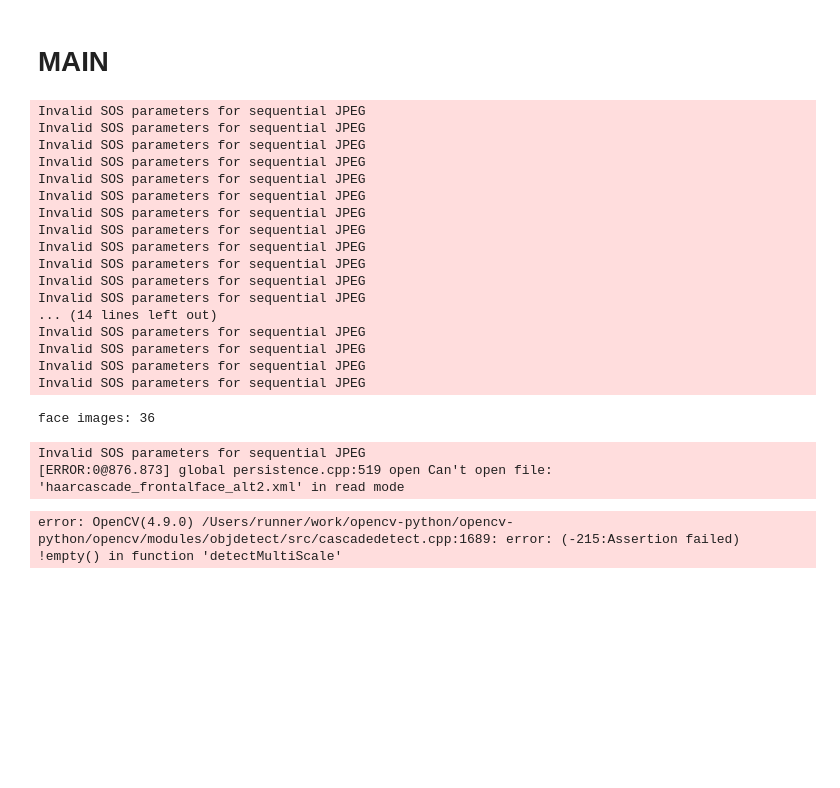
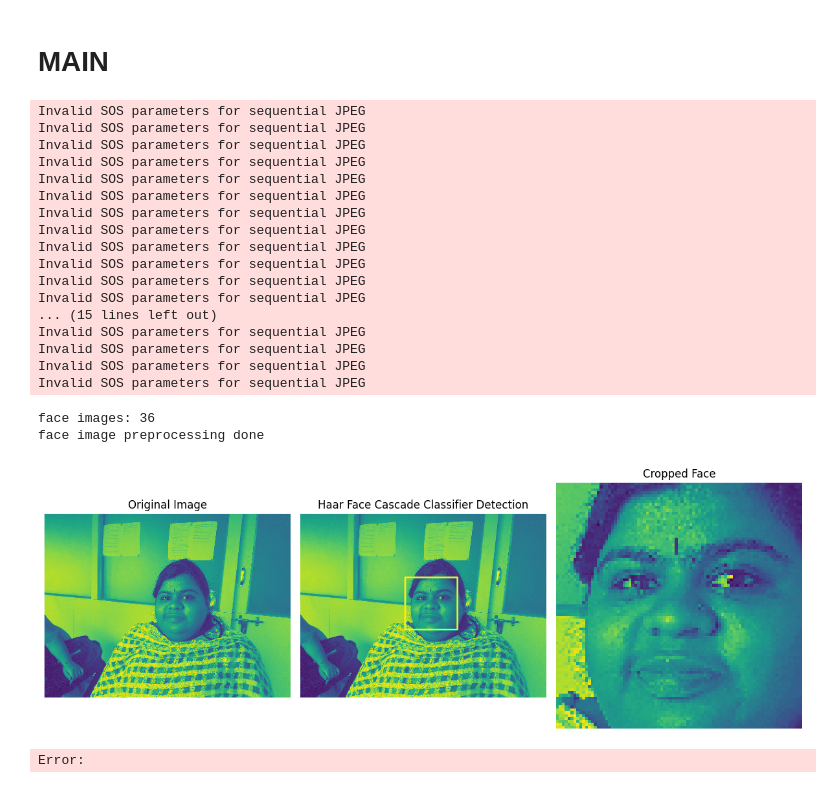
Before and after one commit to de-only-wei/FaceAndIris_Recognition, a Jupyter notebook: face.ipynb, the cells around one changed output. Saved outputs shown, nothing was run; the diff lists cells and outputs as text; code cells hidden in the pictures; blank space fills up the shorter version.

```diff
--- a/face.ipynb
+++ b/face.ipynb
@@ -75,26 +104,26 @@ def face_detection(face_images):
 # MAIN
 # %%
 face_images = parse_face_dataset()
-face_detection(face_images)
+face_detection(face_images, 1)
 # %% [output]
 Invalid SOS parameters for sequential JPEG
 Invalid SOS parameters for sequential JPEG
 Invalid SOS parameters for sequential JPEG
 Invalid SOS parameters for sequential JPEG
 Invalid SOS parameters for sequential JPEG
 Invalid SOS parameters for sequential JPEG
 Invalid SOS parameters for sequential JPEG
 Invalid SOS parameters for sequential JPEG
 Invalid SOS parameters for sequential JPEG
 Invalid SOS parameters for sequential JPEG
 Invalid SOS parameters for sequential JPEG
 Invalid SOS parameters for sequential JPEG
-... (14 lines left out)
+... (15 lines left out)
 Invalid SOS parameters for sequential JPEG
 Invalid SOS parameters for sequential JPEG
 Invalid SOS parameters for sequential JPEG
 Invalid SOS parameters for sequential JPEG
 face images: 36
+face image preprocessing done
+[figure, added]
-Invalid SOS parameters for sequential JPEG
-[ERROR:0@876.873] global persistence.cpp:519 open Can't open file: 'haarcascade_frontalface_alt2.xml' in read mode
+Error:
-error: OpenCV(4.9.0) /Users/runner/work/opencv-python/opencv-python/opencv/modules/objdetect/src/cascadedetect.cpp:1689: error: (-215:Assertion failed) !empty() in function 'detectMultiScale'
```
Also changed, not shown: parts of 1 cell of this notebook.
